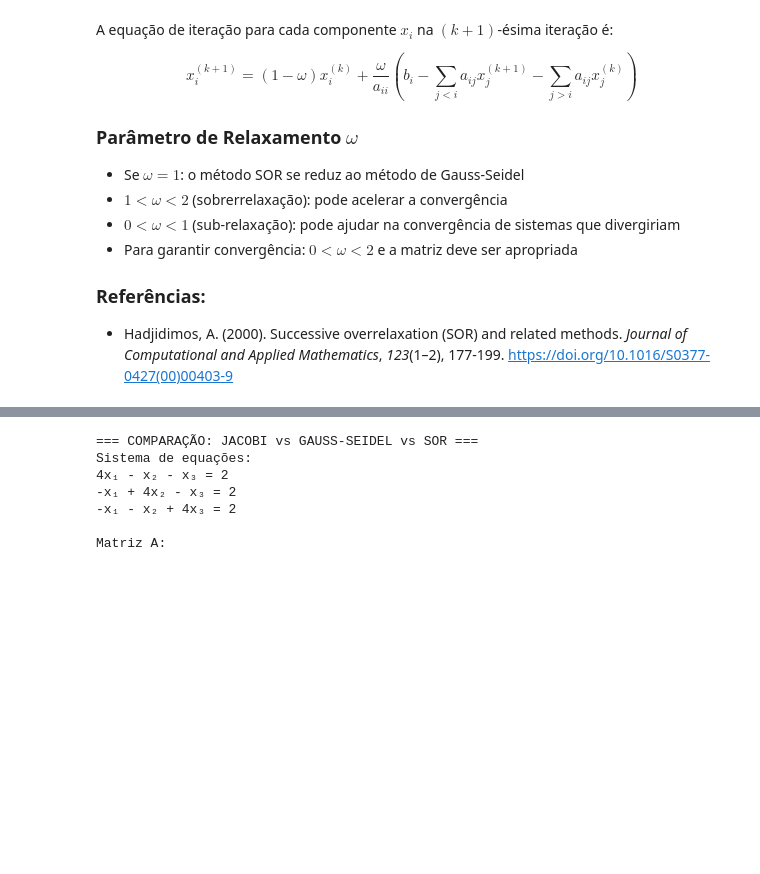
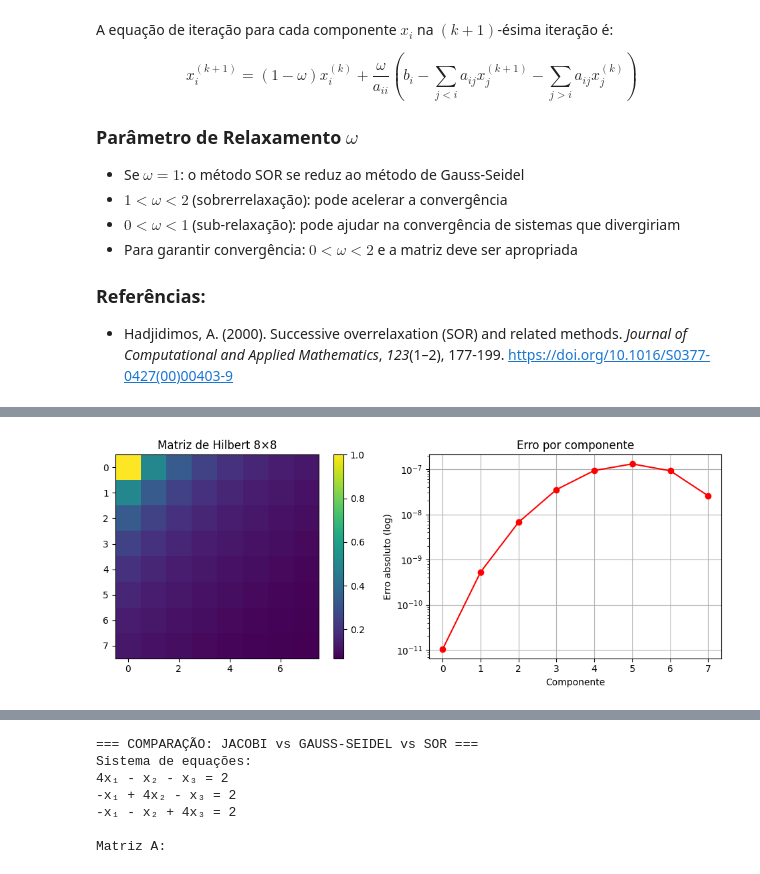
Before and after one commit to Isaqueopz/projetoCalcNum, a Jupyter notebook: metodos_numericos.ipynb, the cells around one changed output, grey strips where cells are left out. Cells and saved outputs as stored; diff of their text form; code cells hidden in the pictures; blank space fills up the shorter version.

```diff
--- a/metodos_numericos.ipynb
+++ b/metodos_numericos.ipynb
@@ -1263,0 +1534,76 @@ $$x_i^{(k+1)} = (1 - \omega)x_i^{(k)} + \frac{\omega}{a_{ii}} \left(b_i - \sum_{
+# %%
+# Exemplo 3: Teste com Matriz de Hilbert (mal condicionada)
+print("=== EXEMPLO 3: LU com Matriz de Hilbert (Mal Condicionada) ===")
+
+# Matriz de Hilbert - famosa por ser mal condicionada
+n_hilbert = 8
+A_hilbert = la.hilbert(n_hilbert)
+x_true_hilbert = np.ones(n_hilbert)
+b_hilbert = A_hilbert @ x_true_hilbert
+
+print(f"Matriz de Hilbert {n_hilbert}×{n_hilbert}")
+print(f"H[i,j] = 1/(i+j+1)")
+
+# Análise de condicionamento
+k2_h, k1_h = cond_numbers(A_hilbert)
+gf_h = growth_factor(A_hilbert)
+
+print(f"\\n📊 PROPRIEDADES DA MATRIZ:")
+print(f"κ₂(H) = {k2_h:.2e} (muito mal condicionada!)")
+print(f"κ₁(H) = {k1_h:.2e}")
+print(f"Growth factor = {gf_h:.2f}")
+
+# Resolução com LU
+x_hilbert_lu, _, _ = lu_solve_with_pivot(A_hilbert, b_hilbert)
+
+# Verificação de precisão
+erro_abs = np.linalg.norm(x_hilbert_lu - x_true_hilbert)
+erro_rel = erro_abs / np.linalg.norm(x_true_hilbert)
+residuo = np.linalg.norm(A_hilbert @ x_hilbert_lu - b_hilbert)
+
+print(f"\\n🎯 RESULTADOS:")
+print(f"Solução LU:       {x_hilbert_lu}")
+print(f"Solução exata:    {x_true_hilbert}")
+print(f"Erro absoluto:    {erro_abs:.2e}")
+print(f"Erro relativo:    {erro_rel:.2e}")
+print(f"Resíduo ||Ax-b||: {residuo:.2e}")
+
+# Regra prática: erro ≈ ε_mach × κ(A)
+eps_mach = np.finfo(float).eps
+erro_esperado = eps_mach * k2_h
+print(f"\\n📐 ANÁLISE TEÓRICA:")
+print(f"ε_machine = {eps_mach:.2e}")
+print(f"Erro esperado ≈ ε_mach × κ₂(A) = {erro_esperado:.2e}")
+print(f"Erro observado = {erro_rel:.2e}")
+
+if erro_rel > erro_esperado:
+    print("⚠️  Erro maior que esperado - pode haver crescimento numérico")
+else:
+    print("✅ Erro dentro do esperado para matriz mal condicionada")
+
+# Visualização da matriz de Hilbert
+plt.figure(figsize=(10, 4))
+
+plt.subplot(1, 2, 1)
+plt.imshow(A_hilbert, cmap='viridis')
+plt.colorbar()
+plt.title(f'Matriz de Hilbert {n_hilbert}×{n_hilbert}')
+
+plt.subplot(1, 2, 2)
+plt.semilogy(range(len(x_hilbert_lu)), np.abs(x_hilbert_lu - x_true_hilbert), 'ro-')
+plt.xlabel('Componente')
+plt.ylabel('Erro absoluto (log)')
+plt.title('Erro por componente')
+plt.grid(True)
+
+plt.tight_layout()
+plt.show()
+
+print("\\n📚 LIÇÕES APRENDIDAS:")
+print("• Matrizes mal condicionadas amplificam erros de arredondamento")
+print("• LU com pivoteamento é estável, mas não resolve má-condição")
+print("• Growth factor indica risco de instabilidade numérica")
+print("• Pré-condicionamento pode ajudar em casos extremos")
+
+print("\\n" + "="*60)
+# %% [output]
@@ -1263,0 +1628 @@ $$x_i^{(k+1)} = (1 - \omega)x_i^{(k)} + \frac{\omega}{a_{ii}} \left(b_i - \sum_{
+[figure, added]
```
Also changed, not shown: parts of 7 cells of this notebook, 1 other file.
